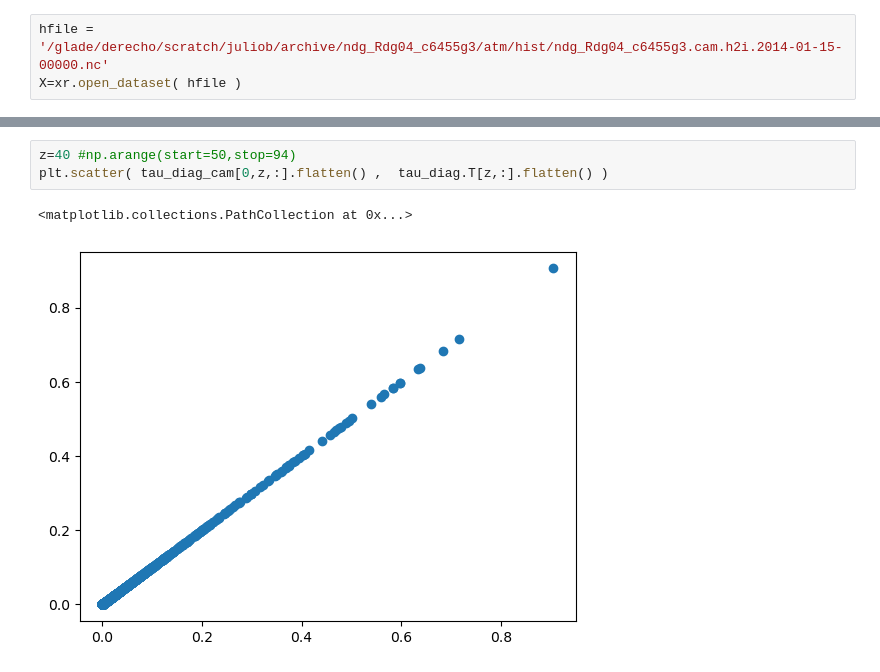
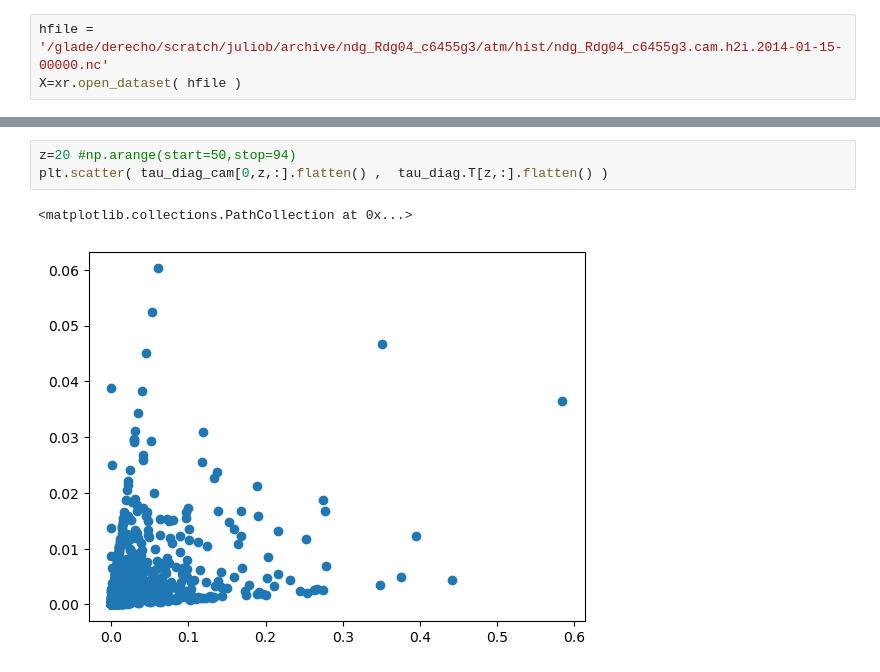
Before and after one commit to JulioTBacmeister/GW_UnitTest, a Jupyter notebook: Python/ReadFortran.ipynb, the cells around one changed output, grey strips where cells are left out. Cells and saved outputs as stored; diff of their text form.

```diff
--- a/Python/ReadFortran.ipynb
+++ b/Python/ReadFortran.ipynb
@@ -78,6 +104,6 @@ plt.plot( tau_cam[0,z,:].flatten() -  tau.T[z,:].flatten() )
 # %%
-z=40 #np.arange(start=50,stop=94)
+z=20 #np.arange(start=50,stop=94)
 plt.scatter( tau_diag_cam[0,z,:].flatten() ,  tau_diag.T[z,:].flatten() )
 # %% [output]
 <matplotlib.collections.PathCollection at 0x...>
-[figure, old version]
+[figure, new version]
```
Also changed, not shown: parts of 11 cells of this notebook, 1 other file.
